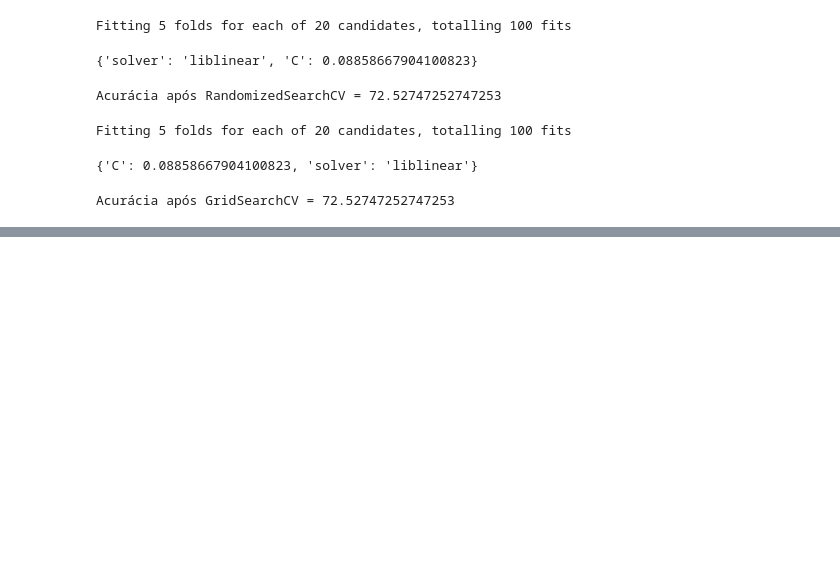
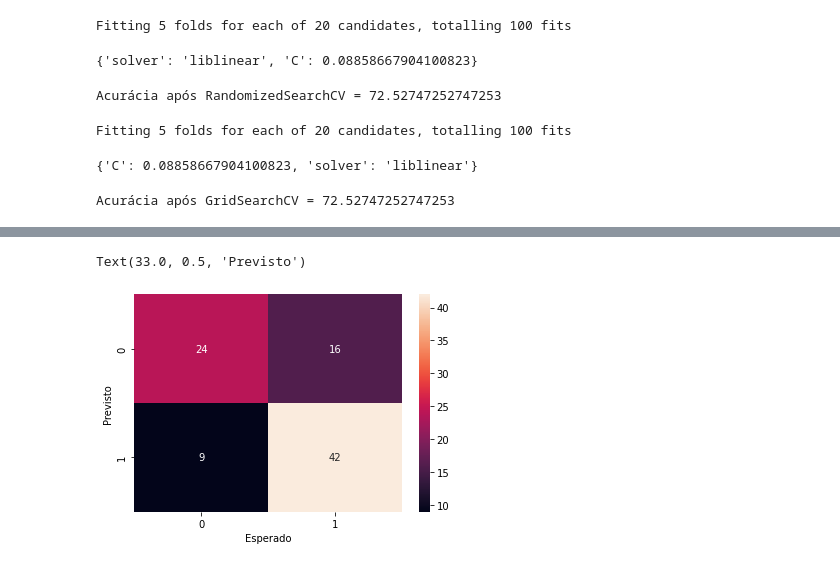
Before and after one commit to ej0733/machine-learning-projects, a Jupyter notebook: heart-disease-classification.ipynb, the cells around one changed output, grey strips where cells are left out. Cells and saved outputs as stored; diff of their text form; code cells hidden in the pictures; blank space fills up the shorter version.

```diff
--- a/heart-disease-classification.ipynb
+++ b/heart-disease-classification.ipynb
@@ -413,0 +428,9 @@ Acurácia após GridSearchCV = 72.52747252747253
+# %%
+y_preds = rscv_rand_for.predict(x_test)
+# %%
+sns.heatmap(confusion_matrix(y_test, y_preds), annot=True)
+plt.xlabel('Esperado')
+plt.ylabel('Previsto')
+# %% [output]
+Text(33.0, 0.5, 'Previsto')
+[figure, added]
```
Also changed, not shown: parts of 5 cells of this notebook.
